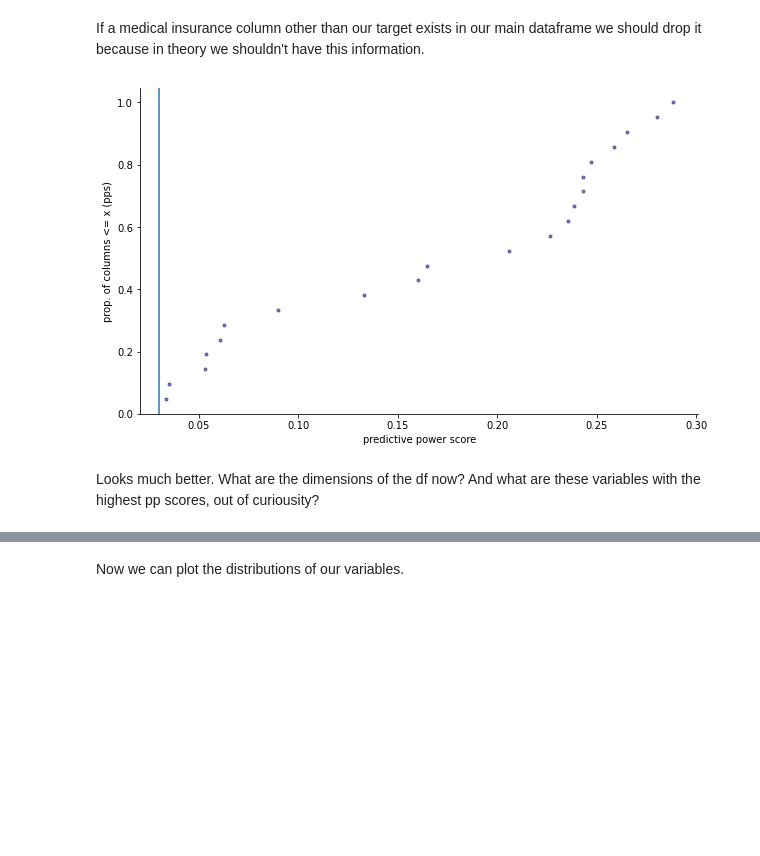
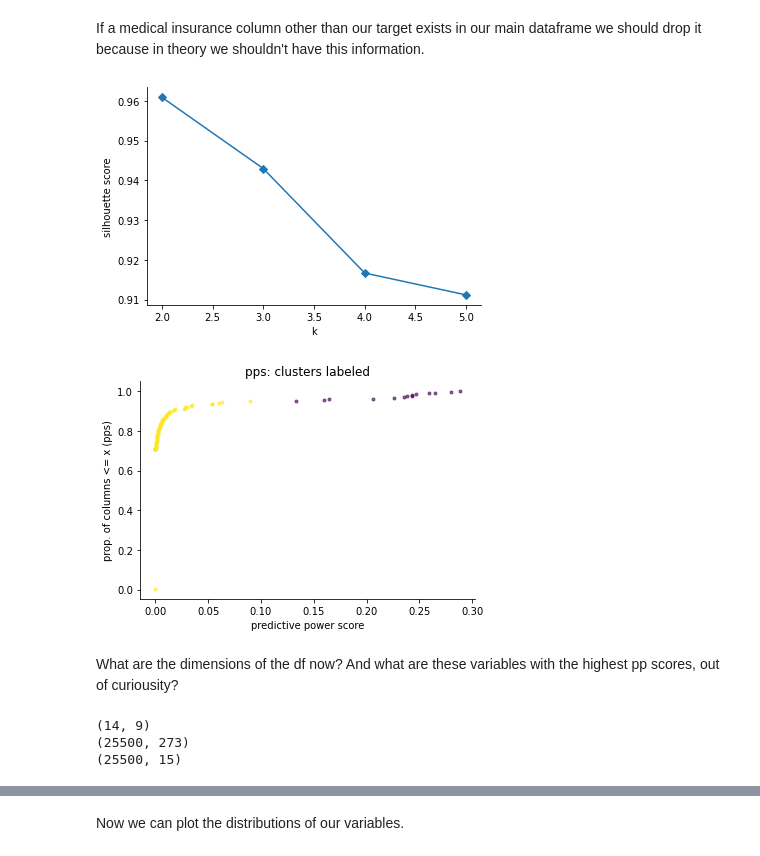
Before and after one commit to kadougherty/census_healthinsurance, a Jupyter notebook: census_healthinsurance_eda.ipynb, the cells around one changed output, grey strips where cells are left out. Drawn from its saved outputs; the diff is of its cells as text; code cells hidden in the pictures; blank space fills up the shorter version.

```diff
--- a/census_healthinsurance_eda.ipynb
+++ b/census_healthinsurance_eda.ipynb
@@ -410,14 +376,18 @@ for i in insurance_columns:
-# %%
-# now let's try the ecdf again (again)
-fig,ax=plt.subplots(figsize=(10,6))
-
-x,y=ecdf(predictors_df['ppscore'])
-ax.plot(x,y,marker='.',linestyle='None',color='None',markerfacecolor='blue',alpha=0.5)
-ax.axvline(0.03)
-sns.despine()
-sns.color_palette('hls',8)
-ax.set_xlabel('predictive power score')
-ax.set_ylabel('prop. of columns <= x (pps)')
-plt.show()
-# %% [output]
-[figure, removed]
+# %%
+from sklearn.cluster import KMeans
+from sklearn.metrics import silhouette_score
+
+pps = predictors_df[['ppscore']]
+ks = [2,3,4,5]
+silh_score = []
+for k in ks:
+    kmeans = KMeans(n_clusters=k)
+    kmeans.fit(pps)
+    silh_score.append(silhouette_score(pps,kmeans.predict(pps)))
+plt.plot(ks,silh_score,marker='D')
+plt.xlabel("k")
+plt.ylabel('silhouette score')
+sns.despine()
+plt.show()
+# %% [output]
+[figure, added]
@@ -423,0 +399,16 @@ plt.show()
+# %%
+from matplotlib import cm
+cmap=cm.get_cmap('viridis_r', k_best)
+colors = cmap.colors
+
+fig,ax=plt.subplots()
+x,y=ecdf(predictors_df['ppscore'])
+for i in range(len(x)):
+    ax.plot(x[i],y[i],marker='.',linestyle='None',color=colors[clust[i]],markerfacecolor=colors[clust[i]],alpha=0.6)
+sns.despine()
+ax.set_xlabel('predictive power score')
+ax.set_ylabel('prop. of columns <= x (pps)')
+ax.set_title('pps: clusters labeled')
+plt.show()
+# %% [output]
+[figure, added]
@@ -424,2 +421,14 @@ plt.show()
 # %% [markdown]
-Looks much better. What are the dimensions of the df now? And what are these variables with the highest pp scores, out of curiousity?
+What are the dimensions of the df now? And what are these variables with the highest pp scores, out of curiousity?
+# %%
+pps_0 = predictors_df['ppscore'][clust==worst_clust].index
+predictors_df = predictors_df.drop(index=pps_0,axis=1)
+datatype = datatype.drop(index=pps_0,axis=1)
+print(predictors_df.shape)
+print(df.shape)
+ndf = df.drop(pps_0,axis=1)
+print(ndf.shape)
+# %% [output]
+(14, 9)
+(25500, 273)
+(25500, 15)
```
Also changed, not shown: parts of 25 cells of this notebook, 4 other files.
